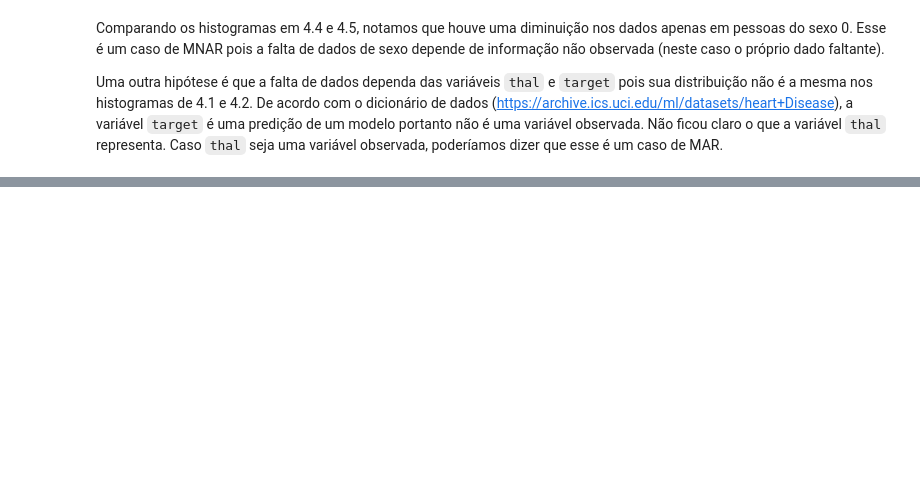
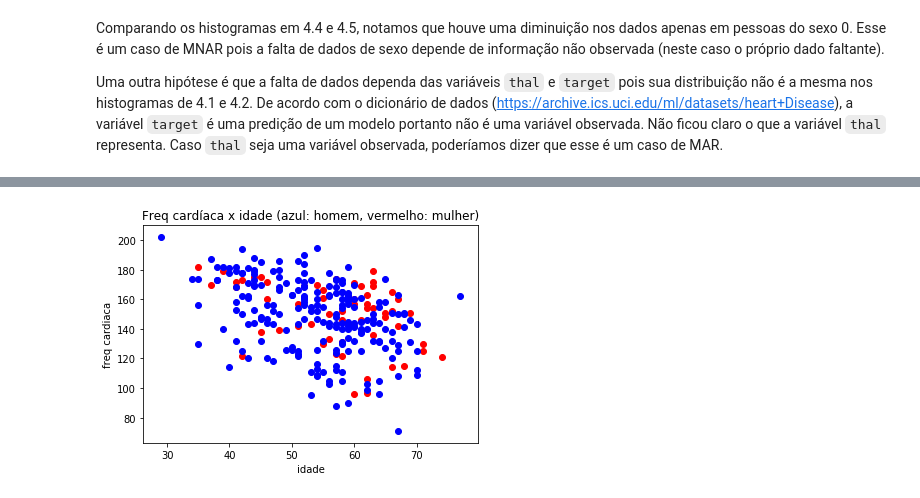
Before and after one commit to edgartanaka/mo826, a Jupyter notebook: L2/Lab2.ipynb, the cells around one changed output, grey strips where cells are left out. Drawn from its saved outputs; the diff is of its cells as text; code cells hidden in the pictures; blank space fills up the shorter version.

```diff
--- a/L2/Lab2.ipynb
+++ b/L2/Lab2.ipynb
@@ -189,0 +380,19 @@ Uma outra hipótese é que a falta de dados dependa das variáveis `thal` e `tar
+# %%
+raw_df = pd.read_csv('heart-missing-sex.csv')
+df = raw_df[raw_df['sex'] == 0] # female
+x = df['age']
+y = df['thalach']
+
+plt.scatter(x, y, c='red')
+
+df = raw_df[raw_df['sex'] == 1] # male
+x = df['age']
+y = df['thalach']
+
+plt.scatter(x, y, c='blue')
+plt.xlabel('idade')
+plt.ylabel('freq cardiaca')
+plt.title('Freq cardíaca x idade (azul: homem, vermelho: mulher)')
+plt.show()
+# %% [output]
+[figure, added]
```
Also changed, not shown: parts of 21 cells of this notebook.
